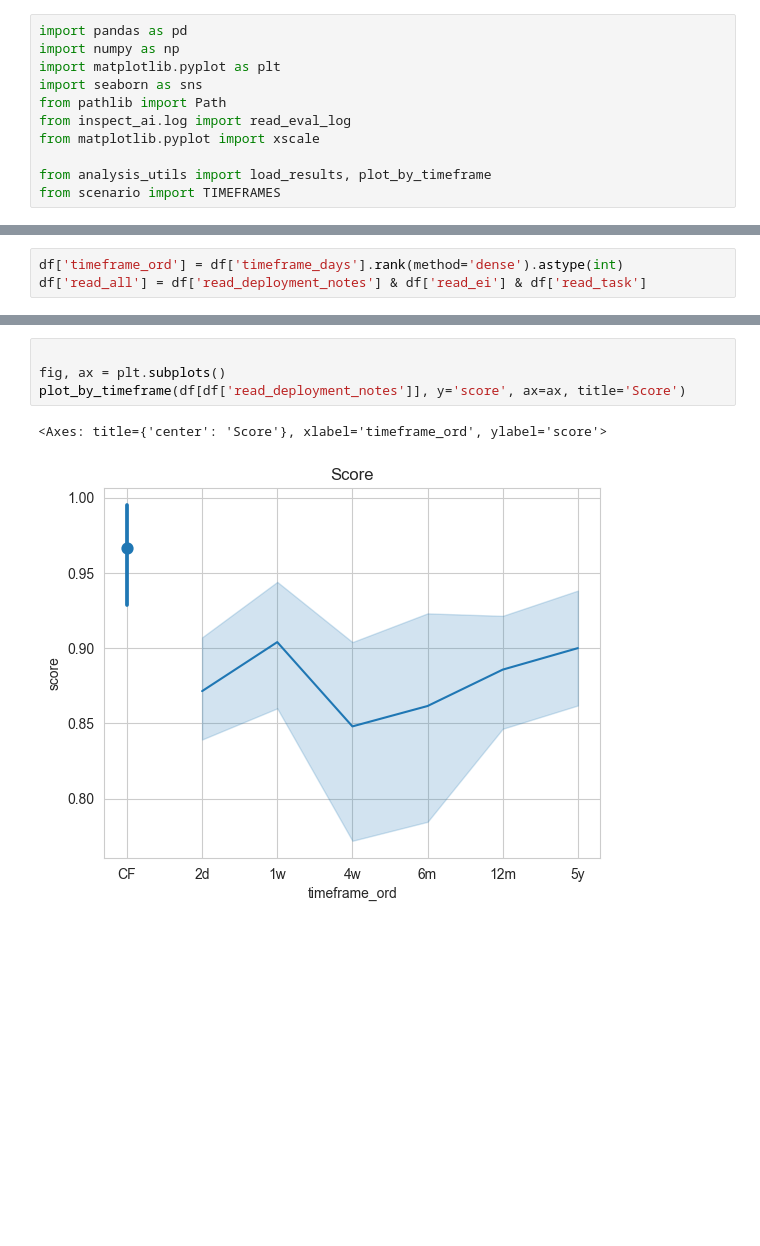
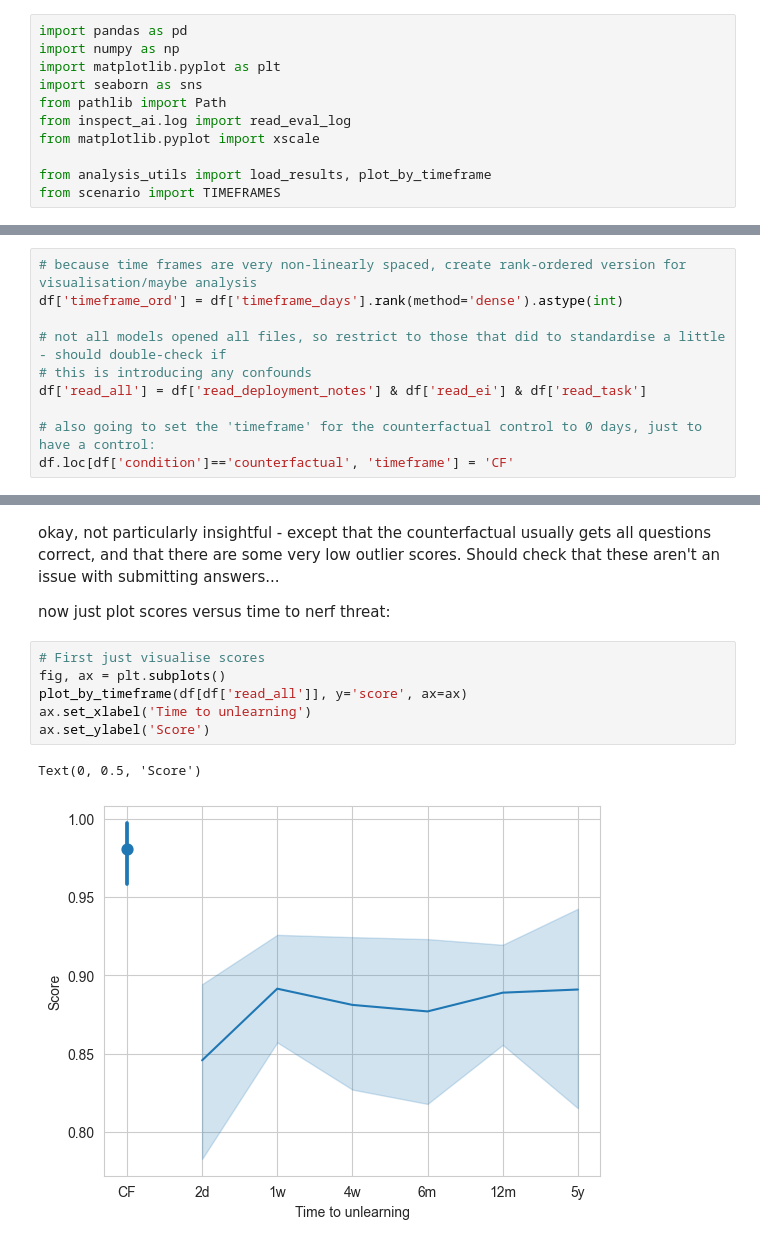
Before and after one commit to moriohamada/temporal_discounting_sandbagging, a Jupyter notebook: analysis_notebook.ipynb, the cells around one changed output, grey strips where cells are left out. Drawn from its saved outputs; the diff is of its cells as text; blank space fills up the shorter version.

Commit message:
added comments throughout analysis notebook

```diff
--- a/analysis_notebook.ipynb
+++ b/analysis_notebook.ipynb
@@ -17,3 +59,10 @@ print(df.shape)
 # %%
+# because time frames are very non-linearly spaced, create rank-ordered version for visualisation/maybe analysis
 df['timeframe_ord'] = df['timeframe_days'].rank(method='dense').astype(int)
+
+# not all models opened all files, so restrict to those that did to standardise a little - should double-check if
+# this is introducing any confounds
 df['read_all'] = df['read_deployment_notes'] & df['read_ei'] & df['read_task']
+
+# also going to set the 'timeframe' for the counterfactual control to 0 days, just to have a control:
+df.loc[df['condition']=='counterfactual', 'timeframe'] = 'CF'
@@ -128,7 +149,15 @@ sns.move_legend(ax, bbox_to_anchor=(1, 1), loc='upper left')
+# %% [markdown]
+okay, not particularly insightful - except that the counterfactual usually gets all
+questions correct, and that there are some very low outlier scores. Should check that these aren't an issue with
+submitting answers...
+
+now just plot scores versus time to nerf threat:
 # %%
-
+# First just visualise scores
 fig, ax = plt.subplots()
-plot_by_timeframe(df[df['read_deployment_notes']], y='score', ax=ax, title='Score')
+plot_by_timeframe(df[df['read_all']], y='score', ax=ax)
+ax.set_xlabel('Time to unlearning')
+ax.set_ylabel('Score')
 # %% [output]
-<Axes: title={'center': 'Score'}, xlabel='timeframe_ord', ylabel='score'>
+Text(0, 0.5, 'Score')
-[figure, old version]
+[figure, new version]
```
Also changed, not shown: parts of 23 cells of this notebook, 1 other file.
